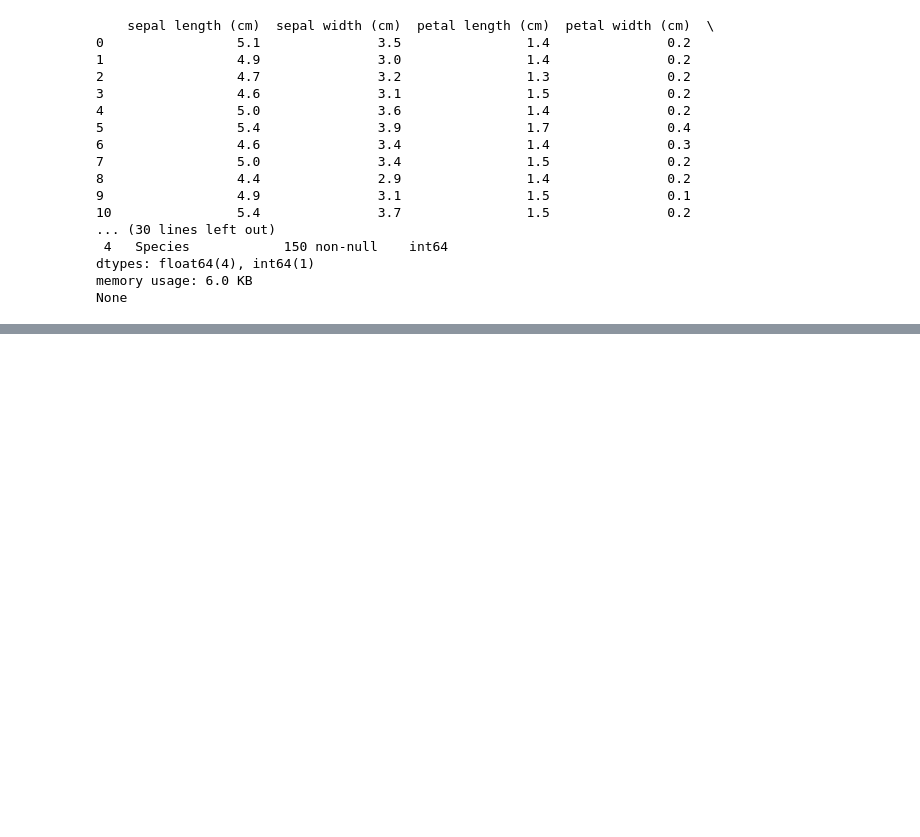
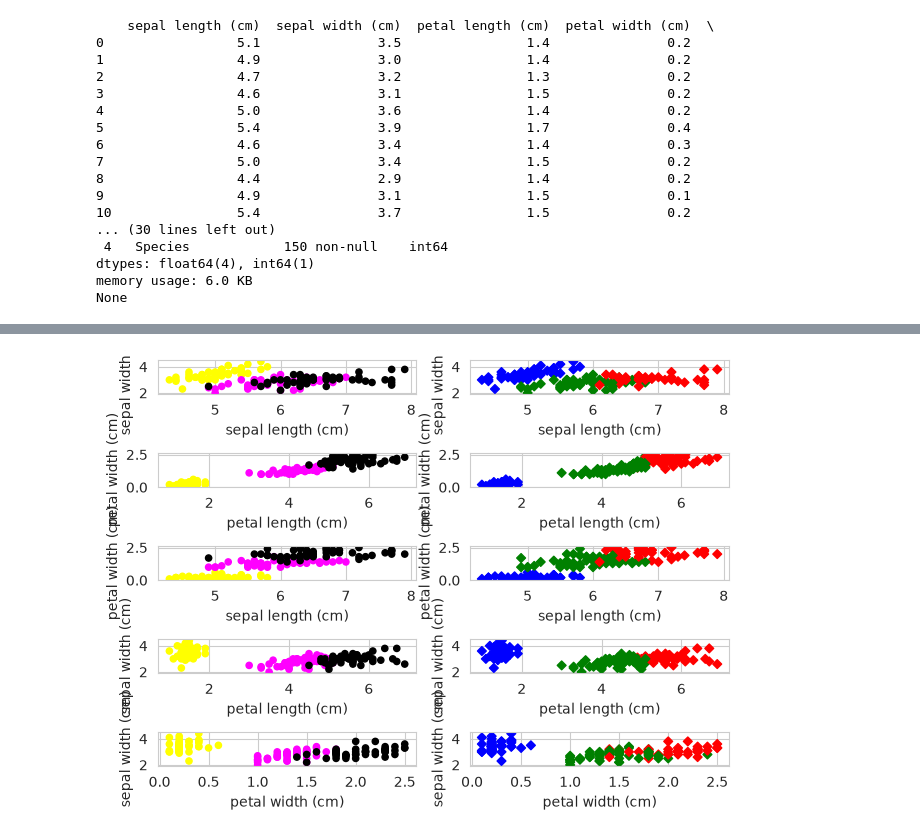
Before and after one commit to Pomog/Cluster-Analysis, a Jupyter notebook: notebooks/cluster_analysis.ipynb, the cells around one changed output, grey strips where cells are left out. Saved outputs shown, nothing was run; the diff lists cells and outputs as text; code cells hidden in the pictures; blank space fills up the shorter version.

```diff
--- a/notebooks/cluster_analysis.ipynb
+++ b/notebooks/cluster_analysis.ipynb
@@ -47,0 +82,31 @@ plt.show()
+# %%
+# Having determined 3 as a suitable number of clusters, Create a model and graph its performance against the known Species classes.
+
+# Create a K-means Cluster model using 3 clusters and train it on the iris datasets four feature-variables
+kmeanClusterModel = KMeans(n_clusters=3)
+kmeanClusterModel.fit(iris_X)
+iris_X["Pred_Cluster_Membership"] = kmeanClusterModel.predict(iris_X)
+
+# Add Species labels, Create color dictionaries and apply them to the data
+iris_X["Species"]=iris_DF["Species"]
+colors1 = {"2":"red", "0":"green", "1":"blue"}
+colors2 = {"2":"black", "0":"yellow", "1":"magenta"}
+iris_X["Pred_Cluster_Membership"]=iris_X["Pred_Cluster_Membership"].astype(str).replace(colors1)
+iris_X["Species"]=iris_X["Species"].astype(str).replace(colors2)
+
+# Plot predicted cluster memberships and compare with the known classes.
+fig, ((image1, image2), (image3, image4), (image5, image6), (image7, image8), (image9, image10)) = plt.subplots(5,2)
+iris_X.plot("sepal length (cm)","sepal width (cm)", kind="scatter", marker="o", c="Species", ax=image1)
+iris_X.plot("sepal length (cm)","sepal width (cm)", kind="scatter", marker="D", c="Pred_Cluster_Membership", ax=image2)
+iris_X.plot("petal length (cm)","petal width (cm)", kind="scatter", marker="o", c="Species", ax=image3)
+iris_X.plot("petal length (cm)","petal width (cm)", kind="scatter", marker="D", c="Pred_Cluster_Membership", ax=image4)
+iris_X.plot("sepal length (cm)","petal width (cm)", kind="scatter", marker="o", c="Species", ax=image5)
+iris_X.plot("sepal length (cm)","petal width (cm)", kind="scatter", marker="D", c="Pred_Cluster_Membership", ax=image6)
+iris_X.plot("petal length (cm)","sepal width (cm)", kind="scatter", marker="o", c="Species", ax=image7)
+iris_X.plot("petal length (cm)","sepal width (cm)", kind="scatter", marker="D", c="Pred_Cluster_Membership", ax=image8)
+iris_X.plot("petal width (cm)","sepal width (cm)", kind="scatter", marker="o", c="Species", ax=image9)
+iris_X.plot("petal width (cm)","sepal width (cm)", kind="scatter", marker="D", c="Pred_Cluster_Membership", ax=image10)
+fig.tight_layout()
+plt.show()
+# %% [output]
+[figure, added]
```
Also changed, not shown: parts of 2 cells of this notebook.
